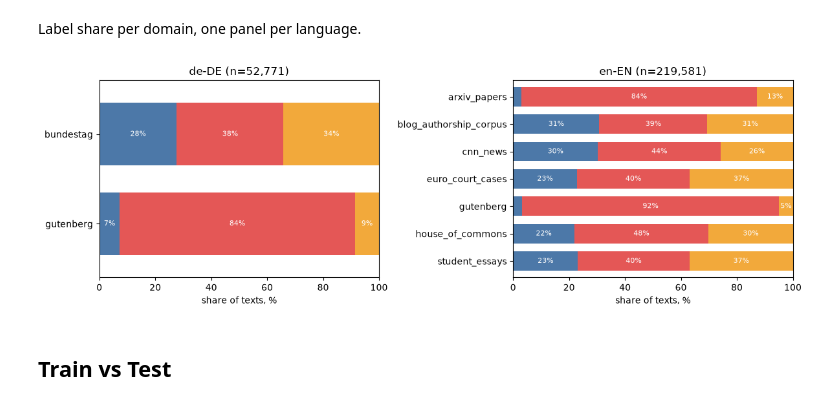
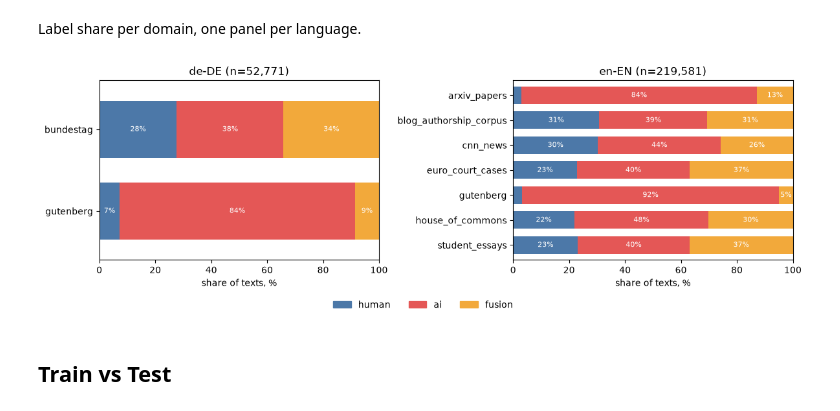
Before and after one commit to BohdanZasymovych/ai-hw3-ai-text-detection, a Jupyter notebook: notebooks/01_eda.ipynb, the cells around one changed output. Saved outputs shown, nothing was run; the diff lists cells and outputs as text; code cells hidden in the pictures.

Commit message:
fix: legend added to the class balance plot in the 01_eda

```diff
--- a/notebooks/01_eda.ipynb
+++ b/notebooks/01_eda.ipynb
@@ -84,14 +84,16 @@ Label share per domain, one panel per language.
 # %%
 langs = sorted(train["lang"].unique())
 fig, axes = plt.subplots(1, len(langs), figsize=(6 * len(langs), 4), sharex=True)
 for ax, lang in zip(axes, langs):
     sub = train[train["lang"] == lang]
     plot_label_share(sub, "domain", ax)
     ax.set_title(f"{lang} (n={len(sub):,})")
-plt.tight_layout()
+fig.legend(handles=[plt.Rectangle((0, 0), 1, 1, color=LABEL_COLORS[l]) for l in LABEL_ORDER],
+           labels=LABEL_ORDER, ncol=3, loc="lower center", frameon=False)
+plt.tight_layout(rect=(0, 0.07, 1, 1))
 plt.show()
 # %% [output]
-[figure, old version]
+[figure, new version]
 # %% [markdown]
 ## Train vs Test
 # %% [markdown]
```
